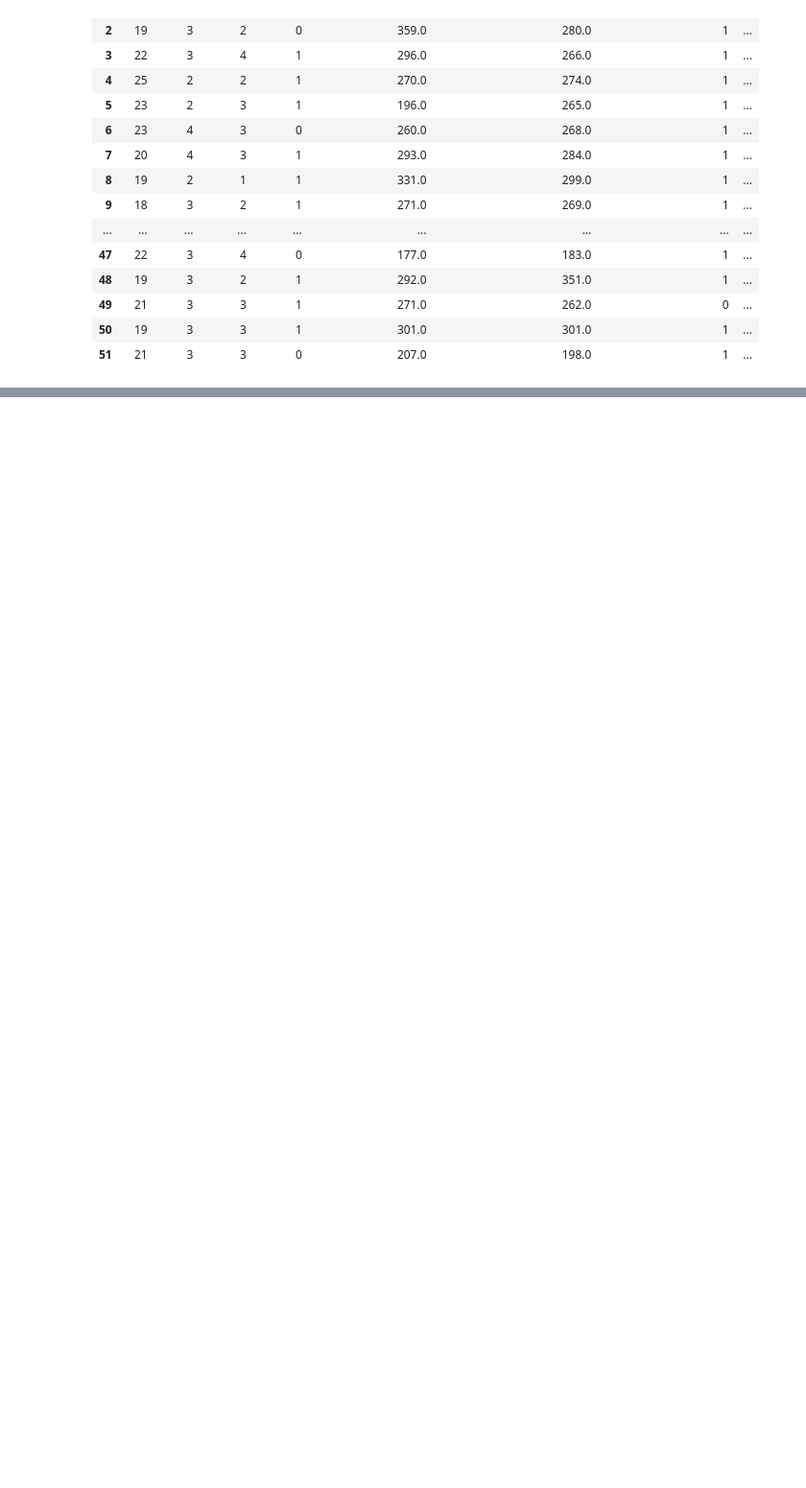
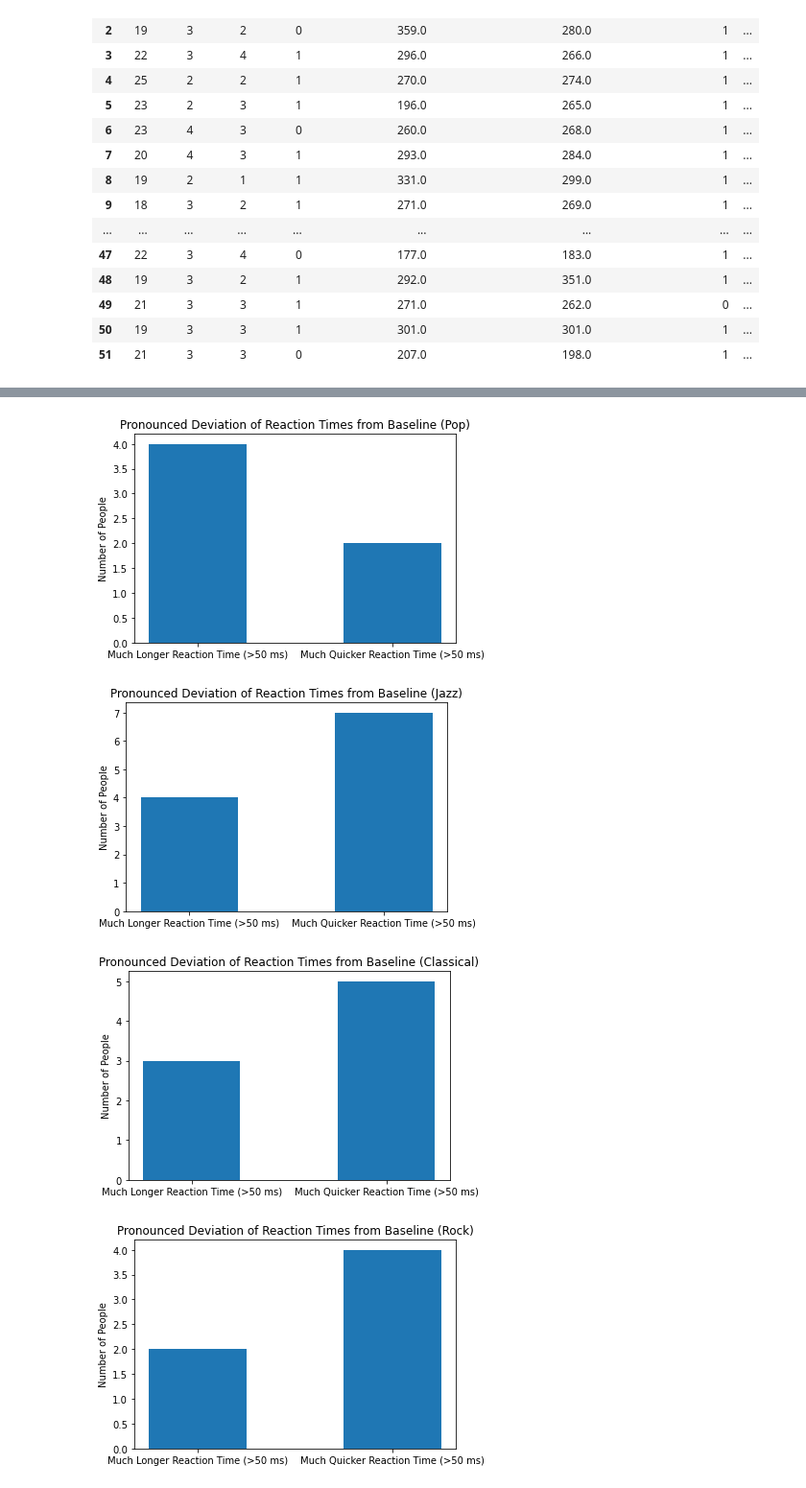
Before and after one commit to kzhang7802/Tuning-In-to-Tempo, a Jupyter notebook: Tuning in to Tempo.ipynb, the cells around one changed output, grey strips where cells are left out. Shown at 96% size. Cells and saved outputs as stored; diff of their text form; code cells hidden in the pictures; blank space fills up the shorter version.

```diff
--- a/Tuning in to Tempo.ipynb
+++ b/Tuning in to Tempo.ipynb
@@ -122,0 +97,25 @@ alternate_df
+# %%
+num_pop_much_slower_reaction = len(alternate_df[alternate_df['Reaction Time Deviation #1'] > 50])
+num_jazz_much_slower_reaction = len(alternate_df[alternate_df['Reaction Time Deviation #2'] > 50])
+num_classical_much_slower_reaction = len(alternate_df[alternate_df['Reaction Time Deviation #3'] > 50])
+num_rock_much_slower_reaction = len(alternate_df[alternate_df['Reaction Time Deviation #4'] > 50])
+
+num_pop_much_quicker_reaction = len(alternate_df[alternate_df['Reaction Time Deviation #1'] < -50])
+num_jazz_much_quicker_reaction = len(alternate_df[alternate_df['Reaction Time Deviation #2'] < -50])
+num_classical_quicker_longer_reaction = len(alternate_df[alternate_df['Reaction Time Deviation #3'] < -50])
+num_rock_much_quicker_reaction = len(alternate_df[alternate_df['Reaction Time Deviation #4'] < -50])
+
+much_slower_reaction = [num_pop_much_slower_reaction, num_jazz_much_slower_reaction, num_classical_much_slower_reaction, num_rock_much_slower_reaction]
+much_quicker_reaction = [num_pop_much_quicker_reaction, num_jazz_much_quicker_reaction, num_classical_quicker_longer_reaction, num_rock_much_quicker_reaction]
+
+for i in range(4):
+    plt.bar(['Much Longer Reaction Time (>50 ms)', 'Much Quicker Reaction Time (>50 ms)'], [much_slower_reaction[i], much_quicker_reaction[i]], width=0.5)
+
+    plt.title(f'Pronounced Deviation of Reaction Times from Baseline ({song_genre[i]})')
+    plt.ylabel('Number of People')
+    plt.show()
+# %% [output]
+[figure, added]
+[figure, added]
+[figure, added]
+[figure, added]
```
Also changed, not shown: parts of 6 cells of this notebook.
